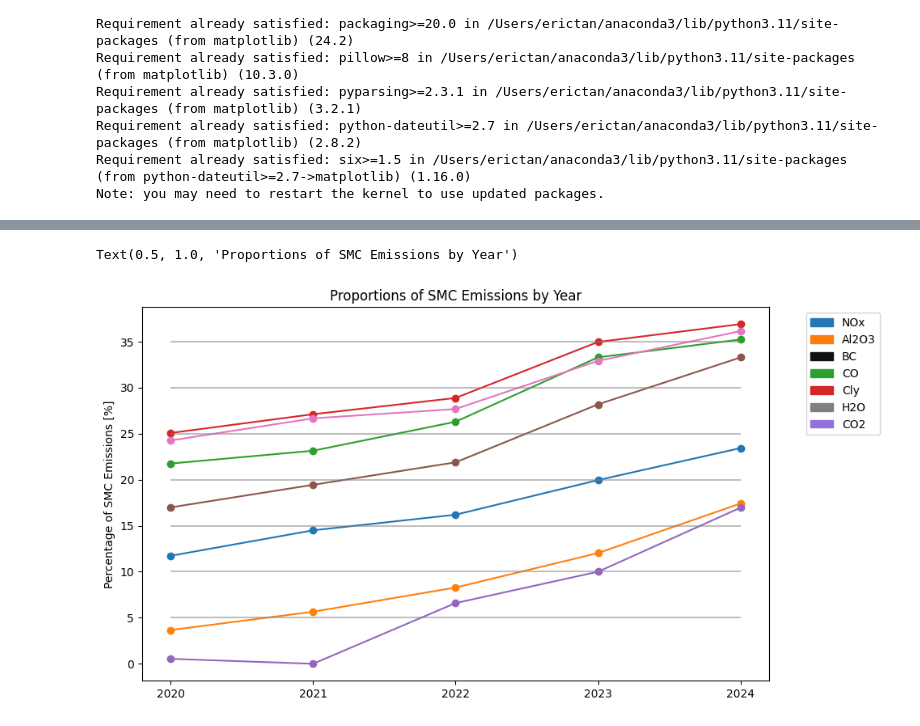
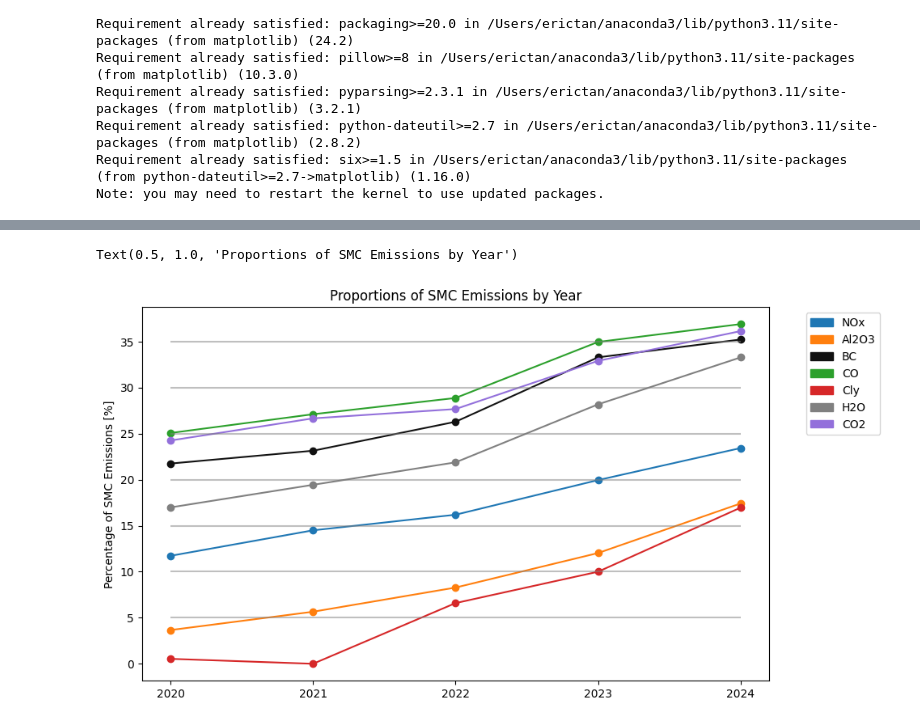
Before and after one commit to cbarker211/Emissions_API, a Jupyter notebook: Graphs.ipynb, the cells around one changed output, grey strips where cells are left out. Saved outputs shown, nothing was run; the diff lists cells and outputs as text; code cells hidden in the pictures.

```diff
--- a/Graphs.ipynb
+++ b/Graphs.ipynb
@@ -49,6 +50,7 @@ for year in [2020, 2021, 2022, 2023, 2024]:
         for event_type in ["launches"]:
             for event in data[year][date].get(event_type, []):
                 emissions = event.get("emissions", {})
+                id = event.get("id", "")
                 for key, value in emissions.items():
                     if isinstance(value, (int, float)):
                         emission_total[year][key] += value
@@ -58,9 +60,11 @@ for year in [2020, 2021, 2022, 2023, 2024]:
         for event_type in ["reentries"]:
             for event in data[year][date].get(event_type, []):
                 emissions = event.get("emissions", {})
+                id = event.get("id", "")
                 for key, value in emissions.items():
                     if isinstance(value, (int, float)):
                         emission_total[year][key] += value
+                        print(f"Processing reentry {id} emissions: {key} = {value}")
                         reentry_emission[year][key] += value
 
     emis_data[year] = {
@@ -243,3 +347,31 @@ for year in [2020, 2021, 2022, 2023, 2024]:
             }
 
 df[year] = pd.DataFrame(emis_data[year])
+# %%
+for year in [2020, 2021, 2022, 2023, 2024]:
+    NOx_reentry = smc_emis_data[year]['NOx_reentry'][0]
+    Al2O3_reentry = smc_emis_data[year]['Al2O3_reentry'][0]
+    BC_reentry = smc_emis_data[year]['BC_reentry'][0]
+    HCl_reentry = smc_emis_data[year]['HCl_reentry'][0]
+    Cl_reentry = smc_emis_data[year]['Cl_reentry'][0]
+    Chlorine_reentry = Cl_reentry + HCl_reentry
+    Unablated_Mass_reentry = smc_emis_data[year]['Unablated_Mass_reentry'][0]
+    BC_launch = smc_emis_data[year]['BC_launch'][0]
+    CO_launch = smc_emis_data[year]['CO_launch'][0]
+    CO2_launch = smc_emis_data[year]['CO2_launch'][0]
+    NOx_launch = smc_emis_data[year]['NOx_launch'][0]
+    H20_launch = smc_emis_data[year]['H2O_launch'][0]
+    Cly_launch = smc_emis_data[year]['Cly_launch'][0]
+    Al2O3_launch = smc_emis_data[year]['Al2O3_launch'][0]
+    Unablated_Mass_launch = smc_emis_data[year]['Unablated_Mass_launch'][0]
+
+    BC_ratio = BC_reentry / (BC_reentry + BC_launch) * 100
+    NOx_ratio = NOx_reentry / (NOx_reentry + NOx_launch) * 100
+    Cly_ratio = Chlorine_reentry /  (Chlorine_reentry+ Cly_launch) * 100
+    Al2O3_ratio = Al2O3_reentry / (Al2O3_reentry + Al2O3_launch) * 100
+    print(f"Aluminium Oxide Produced in Launches {Al2O3_launch} ")
+    print(f"Year: {year}")
+    print(f"BC Ratio: {BC_ratio:.2f}%")
+    print(f"NOx Ratio: {NOx_ratio:.2f}%")
+    print(f"Chlorine Ratio: {Cly_ratio:.2f}%")
+    print(f"Al2O3 Ratio: {Al2O3_ratio:.2f}%\n")
@@ -314,38 +476,38 @@ plt.show()
 species = ['NOx', 'Al2O3', 'BC', 'CO', 'Cly','H2O', 'CO2']
 fig, ax = plt.subplots(figsize=(10, 6))
 years = sorted(smc_emis_data.keys())
 x = np.arange(len(years))
 
 for spec in species:
     smc_proportions = []
     for year in years:
         smc_em = smc_emis_data[year].get(spec, 0)
         em = emis_data[year].get(spec, 0)
         total = np.sum([smc_em, em])
 
         if total > 0:
             proportion = (smc_em / total) * 100
             smc_proportions.append(proportion)
         else:
             proportion = 0
 
 
-    plt.plot(years, smc_proportions, marker='o', label=spec)
+    plt.plot(years, smc_proportions, marker='o', label=spec, color=colors[spec])
 
 
 ax.set_xticks(years)
 handles = [plt.Rectangle((0,0),1,1,color=colors[sp]) for sp in species]
 labels = species
-handles += [
-plt.Rectangle((0,0),1,1,facecolor='white', edgecolor='black', label='Launch'),
-plt.Rectangle((0,0),1,1,facecolor='white', edgecolor='black', hatch='//', label='Re-entry')
-]
-
-
+#handles += [
+#plt.Rectangle((0,0),1,1,facecolor='white', edgecolor='black', label='Launch'),
+#plt.Rectangle((0,0),1,1,facecolor='white', edgecolor='black', hatch='//', label='Re-entry')
+#]
+#
+handles = [plt.Rectangle((0,0),1,1,color=colors[sp]) for sp in left_species + right_species]
 ax.legend(handles, labels, bbox_to_anchor=(1.05, 1), loc='upper left')
 plt.hlines(y=[5,10,15,20,25,30,35], xmin=2020, xmax=2024, colors = 'grey', alpha = 0.5)
 ax.set_ylabel("Percentage of SMC Emissions [%]")
 ax.set_title("Proportions of SMC Emissions by Year")
 # %% [output]
 Text(0.5, 1.0, 'Proportions of SMC Emissions by Year')
-[figure, old version]
+[figure, new version]
```
Also changed, not shown: parts of 6 cells of this notebook, 5 other files.
